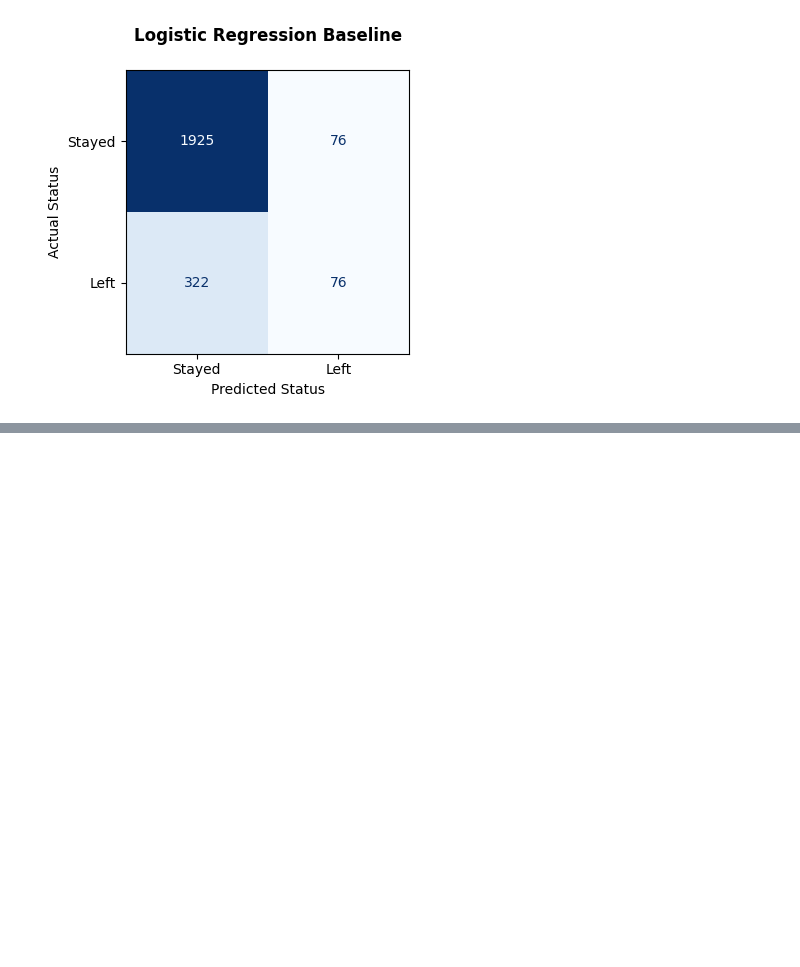
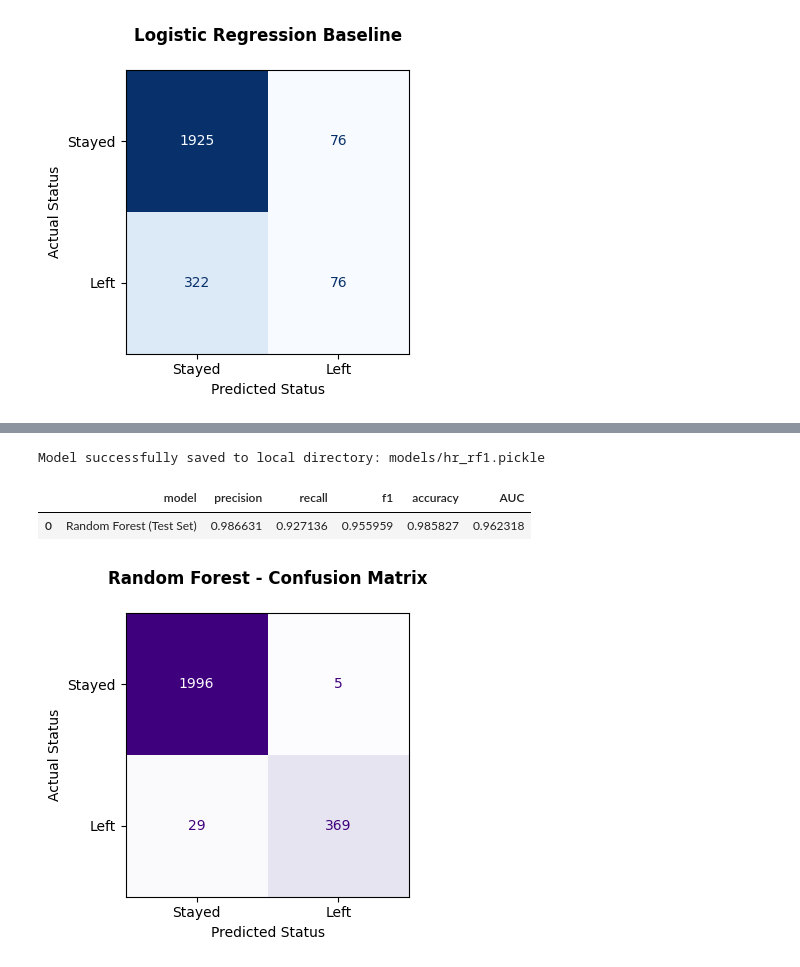
Before and after one commit to ShanT237/salifort-retention-project, a Jupyter notebook: notebooks/01_eda_and_modeling.ipynb, the cells around one changed output, grey strips where cells are left out. Cells and saved outputs as stored; diff of their text form; code cells hidden in the pictures; blank space fills up the shorter version.

```diff
--- a/notebooks/01_eda_and_modeling.ipynb
+++ b/notebooks/01_eda_and_modeling.ipynb
@@ -385,0 +549,62 @@ plt.show()
+# %%
+import os
+
+# Create a local directory for models if it doesn't exist
+os.makedirs('models', exist_ok=True)
+local_path = 'models/hr_rf1.pickle'
+
+# Save the trained model object securely
+with open(local_path, 'wb') as to_write:
+    pickle.dump(rf1, to_write)
+
+print(f"Model successfully saved to local directory: {local_path}")
+# %% [output]
+Model successfully saved to local directory: models/hr_rf1.pickle
+# %%
+from sklearn.metrics import roc_auc_score, accuracy_score, precision_score, recall_score, f1_score
+
+def get_scores(model_name: str, model_object, X_test_data, y_test_data):
+    preds = model_object.best_estimator_.predict(X_test_data)
+
+    table = pd.DataFrame({
+        'model': [model_name],
+        'precision': [precision_score(y_test_data, preds)],
+        'recall': [recall_score(y_test_data, preds)],
+        'f1': [f1_score(y_test_data, preds)],
+        'accuracy': [accuracy_score(y_test_data, preds)],
+        'AUC': [roc_auc_score(y_test_data, preds)]
+    })
+    return table
+
+# Compute and present the final test row
+rf1_test_scores = get_scores('Random Forest (Test Set)', rf1, X_test, y_test)
+rf1_test_scores
+# %% [output]
+|  | model | precision | recall | f1 | accuracy | AUC |
+| 0 | Random Forest (Test Set) | 0.986631 | 0.927136 | 0.955959 | 0.985827 | 0.962318 |
+# %%
+
+
+# 1. Extract predictions using the optimized estimator from your grid search
+y_pred_rf = rf1.best_estimator_.predict(X_test)
+
+# 2. Compute the confusion matrix array
+cm_rf = confusion_matrix(y_test, y_pred_rf)
+
+# 3. Configure the minimalist plot layout
+fig, ax = plt.subplots(figsize=(5, 4))
+disp_rf = ConfusionMatrixDisplay(confusion_matrix=cm_rf, display_labels=['Stayed', 'Left'])
+
+# Plot with absolute counts using a clean purple theme, removing the colorbar clutter
+disp_rf.plot(ax=ax, cmap='Purples', values_format='d', colorbar=False)
+
+# 4. Minimalist titles and layout refinements
+ax.set_title('Random Forest - Confusion Matrix\n', fontsize=12, weight='bold')
+ax.set_xlabel('Predicted Status', fontsize=10)
+ax.set_ylabel('Actual Status', fontsize=10)
+ax.grid(False)
+
+plt.tight_layout()
+plt.show()
+# %% [output]
+[figure, added]
```
Also changed, not shown: parts of 4 cells of this notebook.
